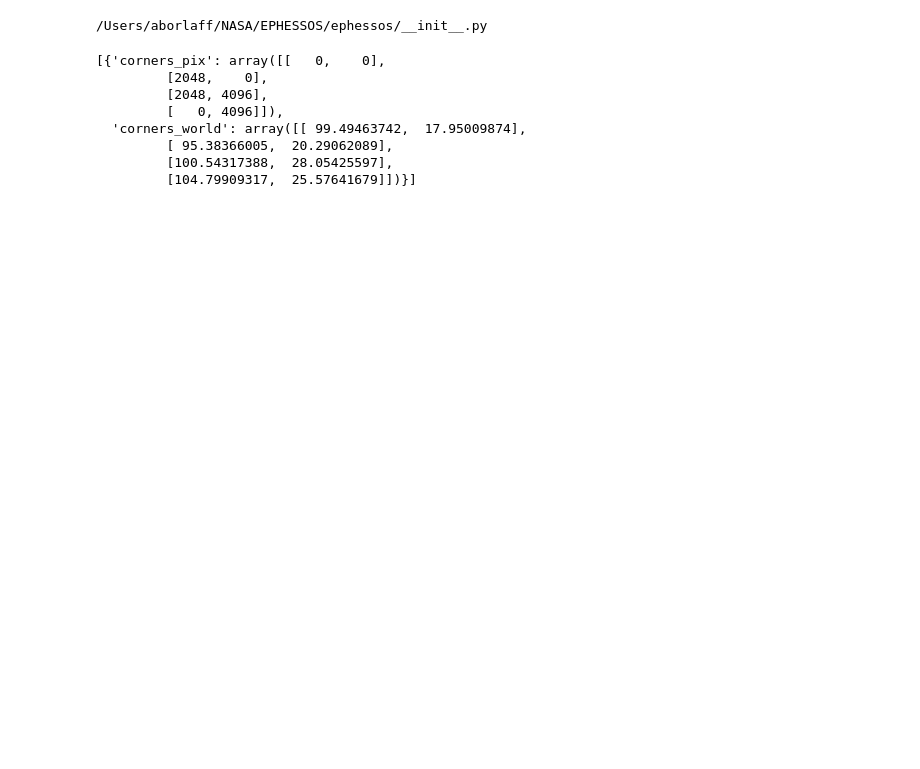
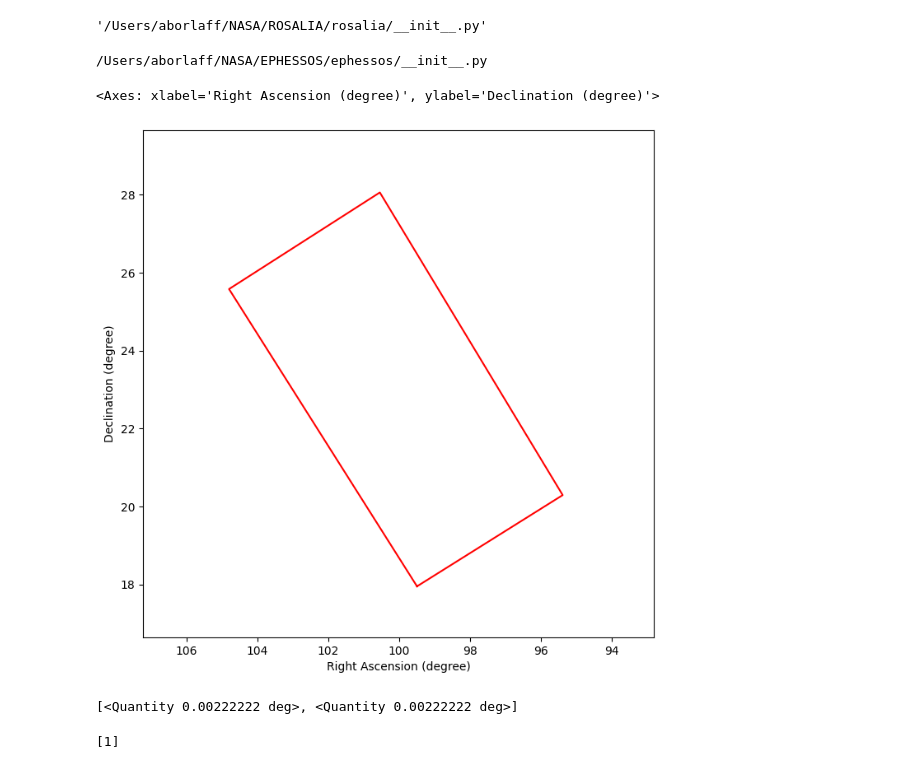
Before and after one commit to Borlaff/ROSALIA, a Jupyter notebook: notebooks/DEVEL/exposure_class.ipynb, the cells around one changed output. Drawn from its saved outputs; the diff is of its cells as text; code cells hidden in the pictures; blank space fills up the shorter version.

Commit message:
Adding HST support to exposure class

```diff
--- a/notebooks/DEVEL/exposure_class.ipynb
+++ b/notebooks/DEVEL/exposure_class.ipynb
@@ -5,3 +3,7 @@ import sys
+# %%
+rs.__file__
+# %% [output]
+'/Users/aborlaff/NASA/ROSALIA/rosalia/__init__.py'
 # %%
 import ephessos as ep
 print(ep.__file__)
@@ -13,11 +15,14 @@ print(ep.__file__)
 #              "R_mirror": R_mirror, "OBSLOC": OBSLOC, "EXPSTART": EXPSTART, "EXPTIME": EXPTIME}
 
 class exposure():
-    import numpy as np
 
     def __init__(self, filename=None, telescope=None):
+        import numpy as np
+        from astropy.time import Time
+        import astropy.units as u
+
         if telescope is not None:
-            import numpy as np
+
             self.TELESCOP = telescope['TELESCOP']
             self.DATA_SHAPE = telescope['DATA_SHAPE']
             self.RA_TARG = telescope["pointing"][0]
@@ -25,6 +30,8 @@ class exposure():
             self.PA = telescope['PA_Y']
             self.EXPSTART = telescope['EXPSTART']
             self.EXPTIME = telescope['EXPTIME']
+            self.EXPMID = (Time(self.EXPSTART, format="mjd") + self.EXPTIME*u.s/2).mjd
+            self.EXPEND = (Time(self.EXPSTART, format="mjd") + self.EXPTIME*u.s).mjd
             # self.PHYSPIX = telescope['PHYSPIX']
             self.PIXSCALE = telescope['PIXSCALE']
             # self.EXPSTART_ISOT =
@@ -44,8 +51,15 @@ class exposure():
 
             header["NAXIS1"] = self.DATA_SHAPE[0]
             header["NAXIS2"] = self.DATA_SHAPE[1]
+
+            from astropy.wcs import wcs as astropy_wcs
             self.ASTROPYWCS = [astropy_wcs.WCS(header)]
-
+            self.FPA_NEAR_RADIUS = self.get_max_angular_size()/4
+            import os
+            self.FILENAME = os.getcwd() + "/" + self.TELESCOP + "_RA_" + '{:07.3f}'.format(self.RA_TARG) +\
+                                     "_DEC_" + '{:07.3f}'.format(self.DEC_TARG) +\
+                                     "_MJD_" + '{:07.5f}'.format(self.EXPSTART) +\
+                                     "_PA_" + '{:06.2f}'.format(self.PA) + ".fits"
 
         if filename is not None:
             exposure_identity = rs.utils.exposure_inspector(filename, lite=True)
@@ -58,14 +72,16 @@ class exposure():
             self.DEC_TARG = exposure_identity['DEC_TARG']
             self.EXPSTART = exposure_identity['EXPSTART']
             self.EXPTIME = exposure_identity['EXPTIME']
+            self.EXPMID = (Time(self.EXPSTART, format="mjd") + self.EXPTIME*u.s/2).mjd
+            self.EXPEND = (Time(self.EXPSTART, format="mjd") + self.EXPTIME*u.s).mjd
             self.BUNIT = exposure_identity['BUNIT']
             self.EXPSTART_ISOT = exposure_identity['EXPSTART_ISOT']
             self.PA = exposure_identity['PA']
-            self.SCA = exposure_identity['SCA']
+            # self.SCA = exposure_identity['SCA']
             self.HST_TYPE = exposure_identity['HST_TYPE']
             self.FILTER = exposure_identity['FILTER']
             self.FILTER_IDENTITY = exposure_identity['FILTER_IDENTITY']
-            self.PHYSPIX = exposure_identity['PHYSPIX']
+            # self.PHYSPIX = exposure_identity['PHYSPIX']
             self.PIXSCALE = exposure_identity['PIXSCALE']
             self.SCIEXTS = exposure_identity['SCIEXTS']
             self.DATA_SHAPE = exposure_identity['DATA_SHAPE']
@@ -101,48 +117,61 @@ class exposure():
             ax.set_ylim(ra_dec_constraints["dec_min"], ra_dec_constraints["dec_max"])
             ax.set_xlabel("Right Ascension (degree)")
             ax.set_ylabel("Declination (degree)")
         return(ax)
 
     def find_nearby_ssos(self):
         import ephessos as ep
         sso_cone_search = ep.core.cone_search(ra=self.RA_TARG, dec=self.DEC_TARG, mjd=self.EXPSTART, search_radius=self.FPA_NEAR_RADIUS, verbose=False)
         return(sso_cone_search)
 
-    def get_nearby_sources(self, g_mag_max=15):
+    def get_nearby_sources(self, g_mag_max=15, verbose=False):
         hybrid_catalog = rs.psf.get_hybrid_catalog(ra=self.RA_TARG, dec=self.DEC_TARG,
                                                    radius=1,
-                                                   lambda_ref=lambda_ref,
-                                                   MJD=MJD,
-                                                   observer=telescope,
+                                                   lambda_ref=self.FILTER_IDENTITY["filter_lambda_ref"],
+                                                   MJD=self.EXPSTART,
+                                                   observer=self.TELESCOP,
                                                    g_mag_max = g_mag_max,
                                                    verbose=verbose,
-                                                   query_filename=source_catalog_filename)
+                                                   query_filename=self.FILENAME.replace(".fits", ".csv"))
+        return(hybrid_catalog)
+
+
+    def get_nearby_ssos(self, time_step="30s"):
+        import ephessos as ep
+        cone_search = ep.core.cone_search(ra=self.RA_TARG, dec=self.DEC_TARG, mjd=self.EXPSTART, search_radius=self.FPA_NEAR_RADIUS*60*60, observatory=self.OBSLOC, verbose=True)
+        ephessos_df = ep.core.ephessos(sso_search=cone_search, mjd_start=self.EXPSTART, mjd_end=self.EXPEND, step_size=time_step)
+        return(ephessos_df)
+
+
 
 TELESCOP="STARFOX"
 RA_TARG = 100
 DEC_TARG = 23
 PA_Y = 32
 NAXIS1=2048
 NAXIS2=4096
 PIXSCALE=8/60/60
 R_mirror=1
-OBSLOC=None
+OBSLOC=273
 EXPSTART=61000
-EXPTIME=600
+EXPTIME=10
 FILTER_PARAMS={"NAME": "F606W", "TELESCOPE": "HST", "INSTRUMENT": "ACS", "DETECTOR": "WFC"}
 
 telescope = {"TELESCOP":TELESCOP, "pointing": [RA_TARG, DEC_TARG], "PA_Y": PA_Y, "DATA_SHAPE": [NAXIS1, NAXIS2], "PIXSCALE": PIXSCALE,
              "R_mirror": R_mirror, "FILTER_PARAMS":FILTER_PARAMS, "OBSLOC": OBSLOC, "EXPSTART": EXPSTART, "EXPTIME": EXPTIME}
 
 custom_exposure = exposure(telescope=telescope)
+custom_exposure.get_detector_corners()
+custom_exposure.plot_footprint()
+# %% [output]
+<Axes: xlabel='Right Ascension (degree)', ylabel='Declination (degree)'>
+[figure, added]
-# %%
-custom_exposure.get_detector_corners()
-# %% [output]
-[{'corners_pix': array([[   0,    0],
-         [2048,    0],
-         [2048, 4096],
-         [   0, 4096]]),
-  'corners_world': array([[ 99.49463742,  17.95009874],
-         [ 95.38366005,  20.29062089],
-         [100.54317388,  28.05425597],
-         [104.79909317,  25.57641679]])}]
+# %%
+custom_exposure.ASTROPYWCS[0].proj_plane_pixel_scales()
+# %% [output]
+[<Quantity 0.00222222 deg>, <Quantity 0.00222222 deg>]
+# %%
+exposure_identity = rs.utils.exposure_inspector(filename, lite=True)
+exposure_identity["SCIEXTS"]
+# %% [output]
+[1]
```
Also changed, not shown: parts of 10 cells of this notebook, 17 other files.
